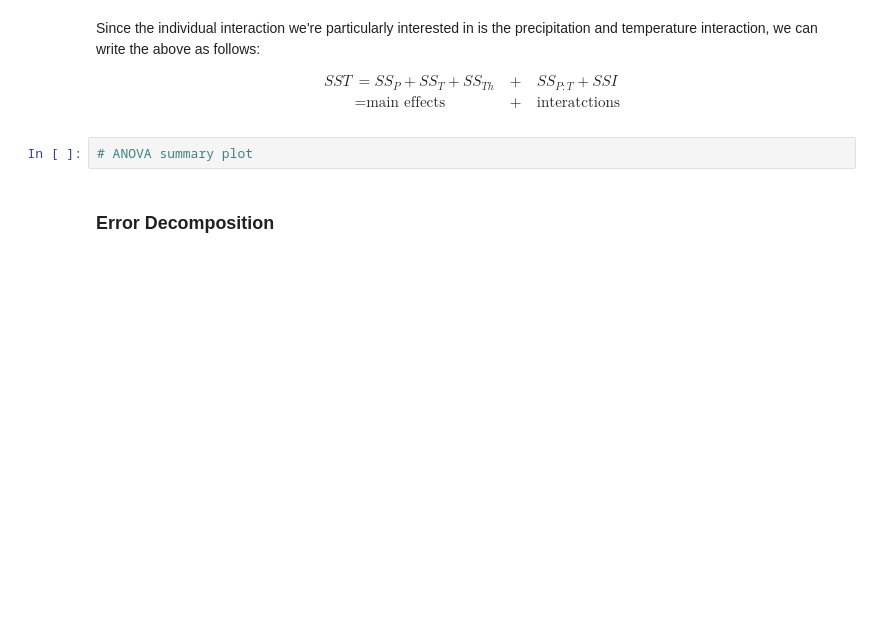
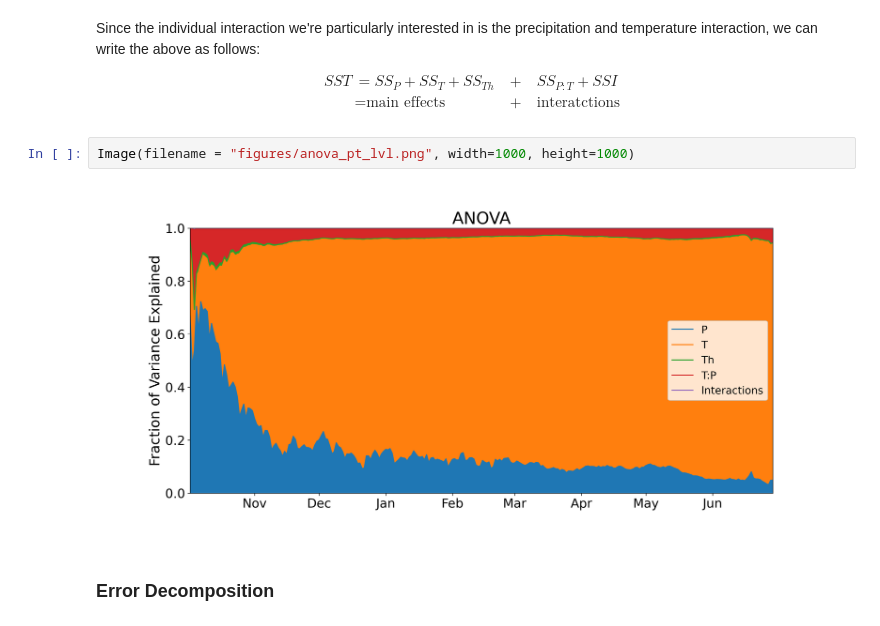
Before and after one commit to michelleyu1/uaswe-error-decomposition, a Jupyter notebook: _build/jupyter_execute/main.ipynb, the cells around one changed output. Cells and saved outputs as stored; diff of their text form; blank space fills up the shorter version.

```diff
--- a/_build/jupyter_execute/main.ipynb
+++ b/_build/jupyter_execute/main.ipynb
@@ -201,7 +201,9 @@ SST & = SS_{P} + SS_{T} + SS_{Th} && + && SS_{P:T} + SSI \\
 \end{align}
 $$
 # %%
-# ANOVA summary plot
+Image(filename = "figures/anova_pt_lvl.png", width=1000, height=1000)
+# %% [output]
+[figure, added]
 # %% [markdown]
 ### Error Decomposition
 # %% [markdown]
```
Also changed, not shown: 13 other files.
